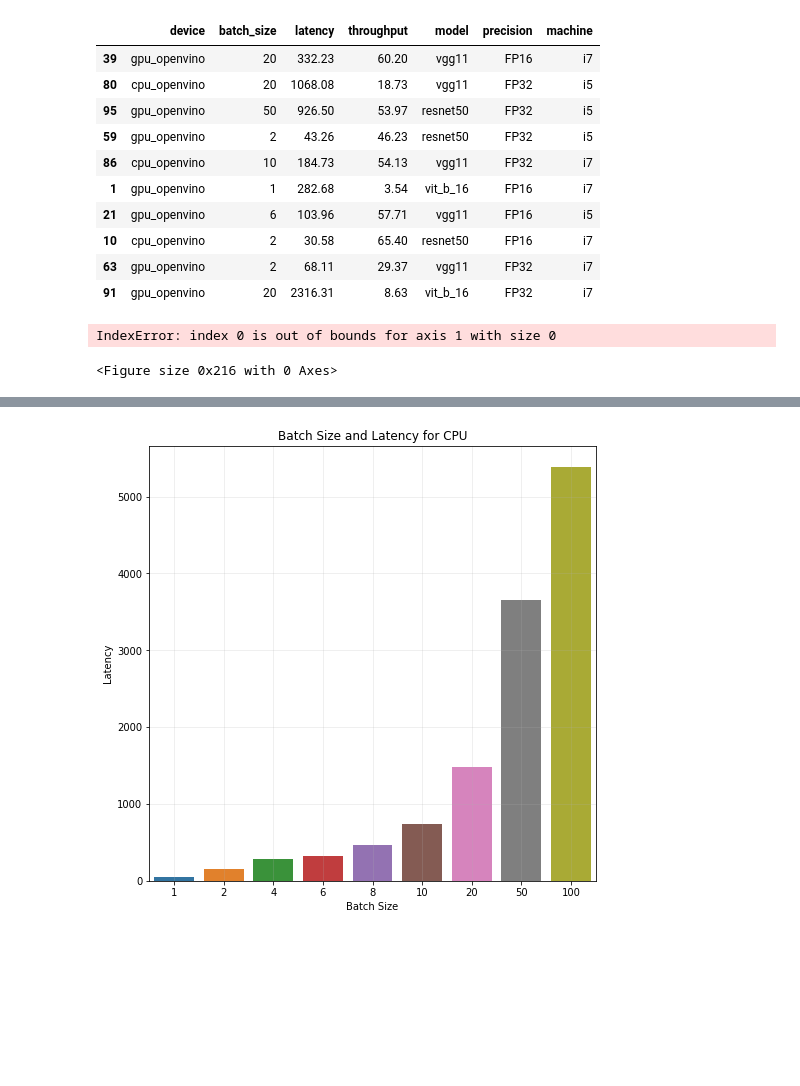
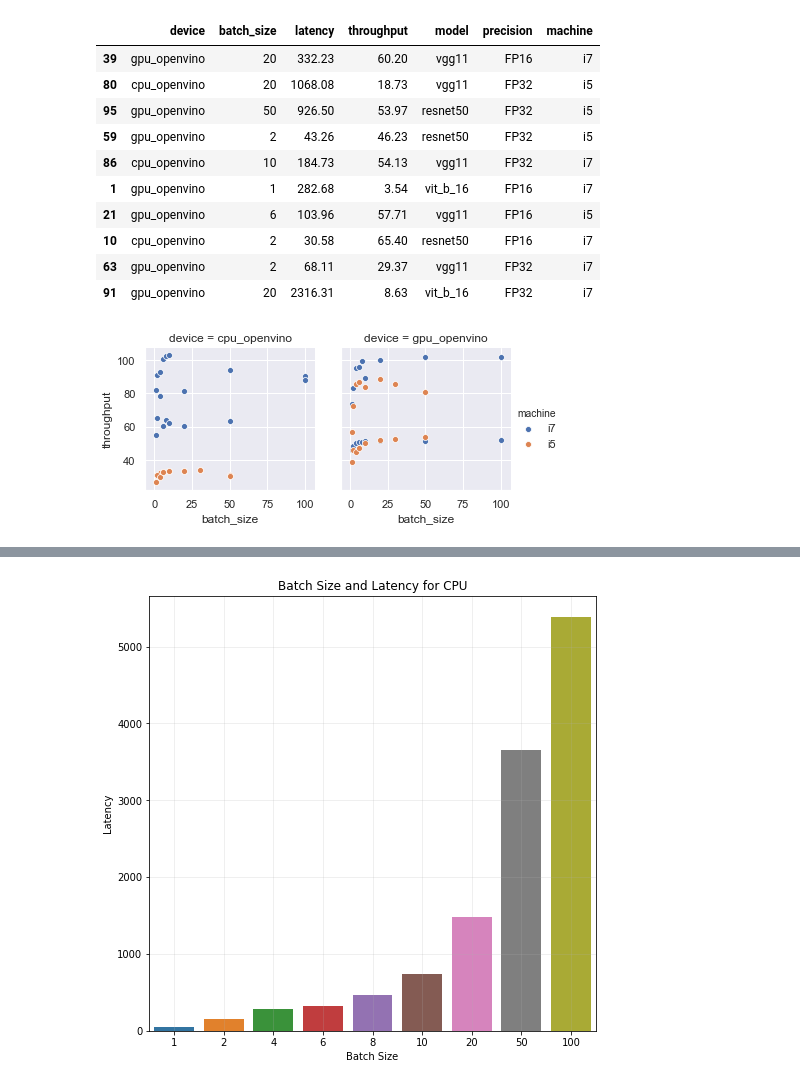
Before and after one commit to YashDalal10/DecisionTree_BMWChallenge, a Jupyter notebook: Data_Understanding.ipynb, the cells around one changed output, grey strips where cells are left out. Saved outputs shown, nothing was run; the diff lists cells and outputs as text; code cells hidden in the pictures; blank space fills up the shorter version.

Commit message:
new plots

```diff
--- a/Data_Understanding.ipynb
+++ b/Data_Understanding.ipynb
@@ -85,13 +85,12 @@ merged_data.sample(10)
 # %%
 merged_data.to_csv('merged_Data.csv', index = False)
 # %%
-resnet = merged_data[merged_data['model'] == 'resnet']
+resnet = merged_data[merged_data['model'] == 'resnet50']
 sns.set(rc={'figure.figsize':(12,12)})
 g = sns.FacetGrid(resnet, col = 'device', hue = 'machine')
-g.map(sns.scatterplot, 'batch_size', 'latency')
+g.map(sns.scatterplot, 'batch_size', 'throughput')
 g.add_legend()
-plt.savefig("batch_size_latency_resnet.svg")
+plt.savefig("batch_size_throughput_resnet.svg")
 plt.show()
 # %% [output]
-IndexError: index 0 is out of bounds for axis 1 with size 0
-<Figure size 0x216 with 0 Axes>
+[figure, added]
```
Also changed, not shown: parts of 2 cells of this notebook, 6 other files.
